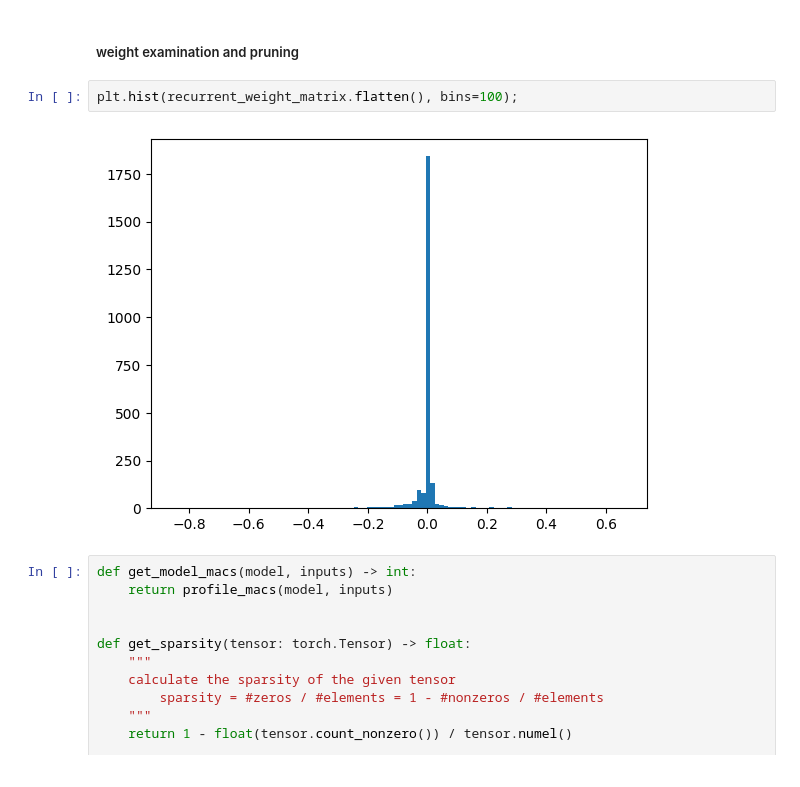
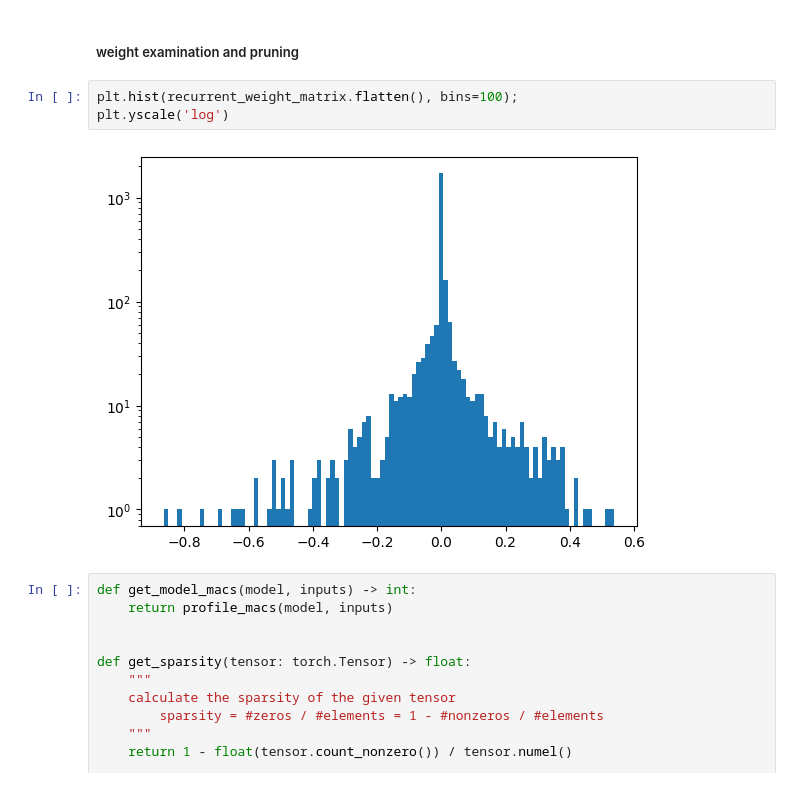
Before and after one commit to jingxuanf0214/latentcircuit, a Jupyter notebook: Tutorial.ipynb, the cells around one changed output. Drawn from its saved outputs; the diff is of its cells as text.

```diff
--- a/Tutorial.ipynb
+++ b/Tutorial.ipynb
@@ -156,8 +244,9 @@ plt.show()
 ##### weight examination and pruning
 # %%
 plt.hist(recurrent_weight_matrix.flatten(), bins=100);
+plt.yscale('log')
 # %% [output]
-[figure, old version]
+[figure, new version]
 # %%
 def get_model_macs(model, inputs) -> int:
     return profile_macs(model, inputs)
```
Also changed, not shown: parts of 8 cells of this notebook.
